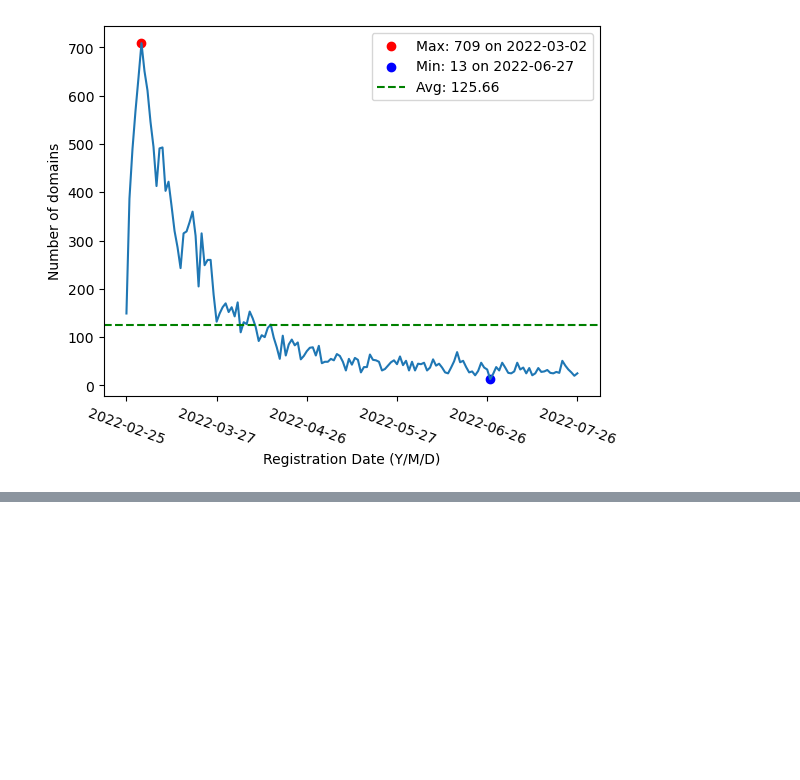
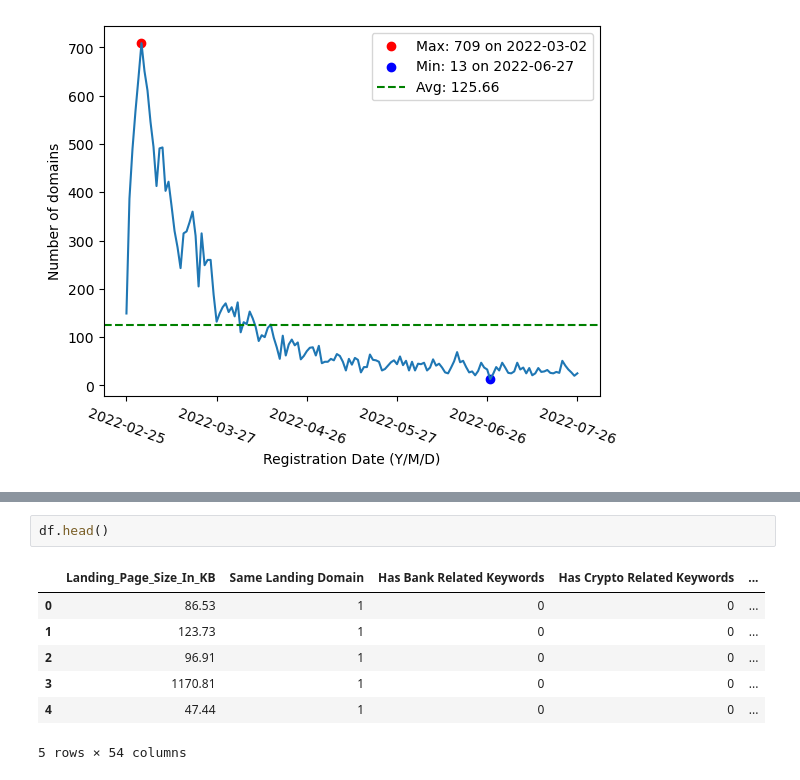
Before and after one commit to MarazMia/Theme-Threat-Research-101, a Jupyter notebook: Russia-Ukraine-War-Theme/Code/domain_data_visualization.ipynb, the cells around one changed output, grey strips where cells are left out. Cells and saved outputs as stored; diff of their text form; blank space fills up the shorter version.

```diff
--- a/Russia-Ukraine-War-Theme/Code/domain_data_visualization.ipynb
+++ b/Russia-Ukraine-War-Theme/Code/domain_data_visualization.ipynb
@@ -67,0 +113,10 @@ plt.show()
+# %%
+df.head()
+# %% [output]
+|  | Landing_Page_Size_In_KB | Same Landing Domain | Has Bank Related Keywords | Has Crypto Related Keywords | ... |
+| 0 | 86.53 | 1 | 0 | 0 | ... |
+| 1 | 123.73 | 1 | 0 | 0 | ... |
+| 2 | 96.91 | 1 | 0 | 0 | ... |
+| 3 | 1170.81 | 1 | 0 | 0 | ... |
+| 4 | 47.44 | 1 | 0 | 0 | ... |
+5 rows × 54 columns
```
Also changed, not shown: parts of 9 cells of this notebook.
